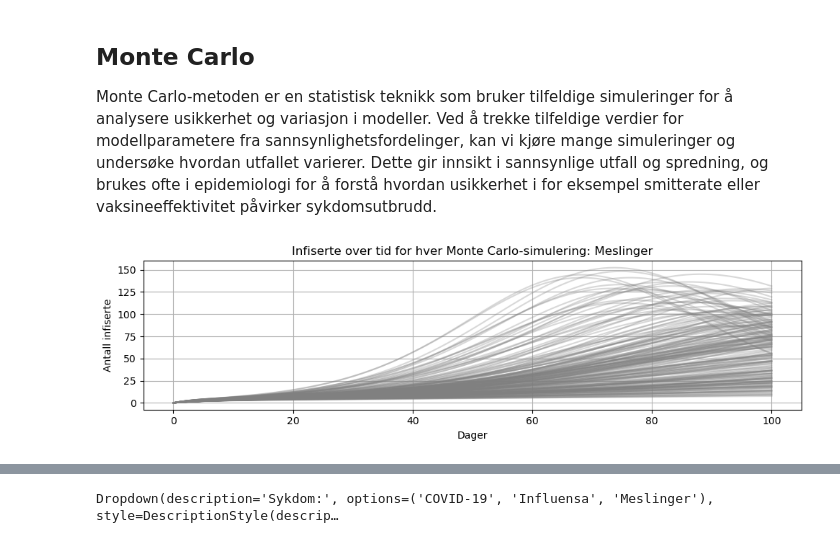
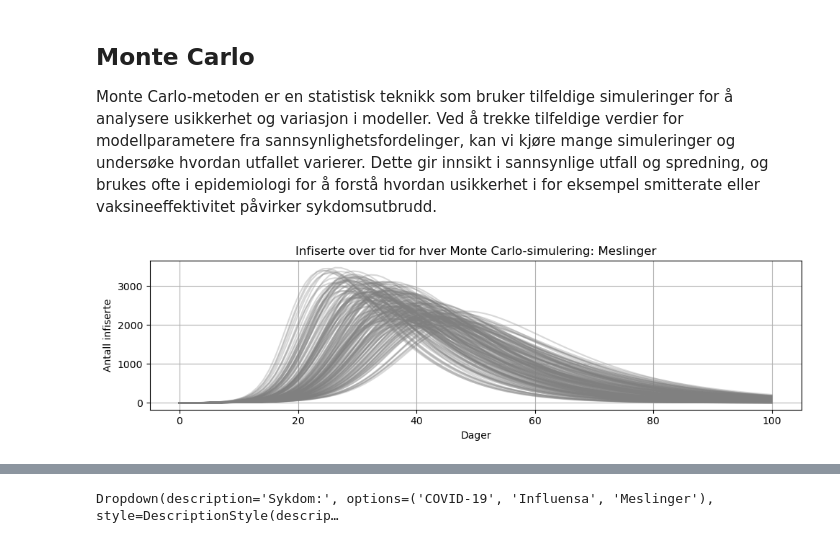
Before and after one commit to galendal/model_prepare, a Jupyter notebook: LIS.ipynb, the cells around one changed output, grey strips where cells are left out. Cells and saved outputs as stored; diff of their text form; code cells hidden in the pictures.

```diff
--- a/LIS.ipynb
+++ b/LIS.ipynb
@@ -518,25 +508,25 @@ def plot_monte_carlo_infected(dfs, disease,ax=None):
 # %%
 disease = "Meslinger"
 out=run_monte_carlo(
 	days=100,
 	n_runs=200,
 	disease=disease,
-	population=10000, vaccination_coverage=0.9,
+	population=10000, vaccination_coverage=0.,
     plot=False
 )
 
 # Unpack the output tuple from run_monte_carlo
 dfs, params_dfs = out
 
 fig, ax = plt.subplots(figsize=(10, 3))
 for df in dfs:
     ax.plot(df['Dager'], df['Infisert'], alpha=0.3,color='gray')
 
 ax.set_xlabel('Dager')
 ax.set_ylabel('Antall infiserte')
 ax.set_title(f'Infiserte over tid for hver Monte Carlo-simulering: {disease}')
 ax.grid(True)
 plt.tight_layout()
 plt.show()
 # %% [output]
-[figure, old version]
+[figure, new version]
```
Also changed, not shown: parts of 12 cells of this notebook.
